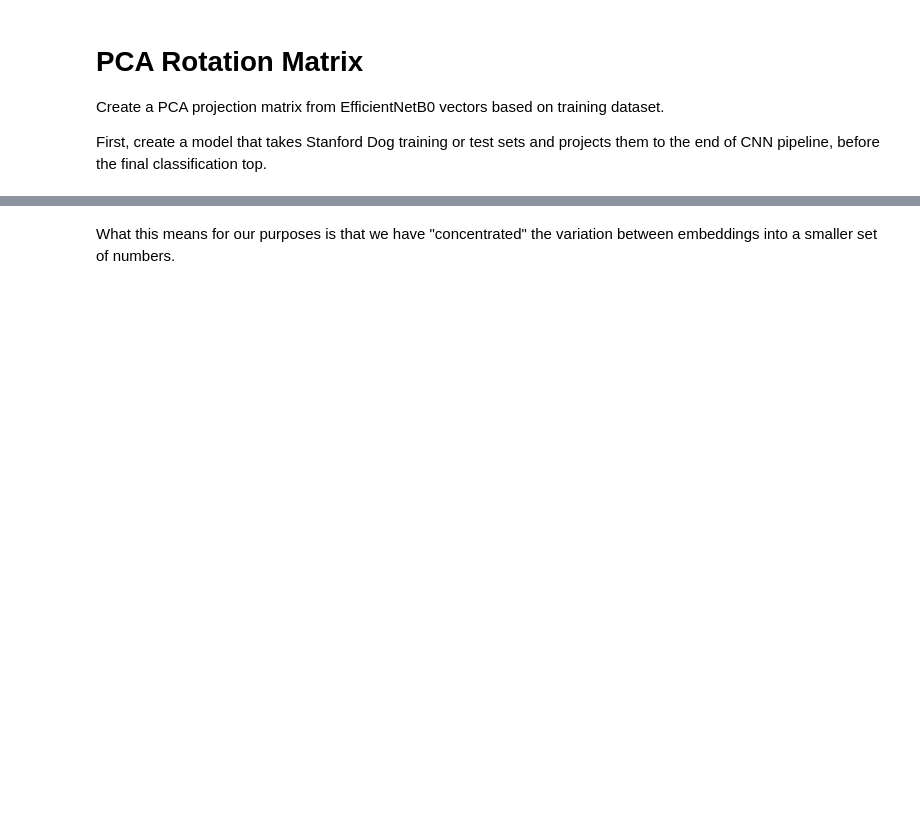
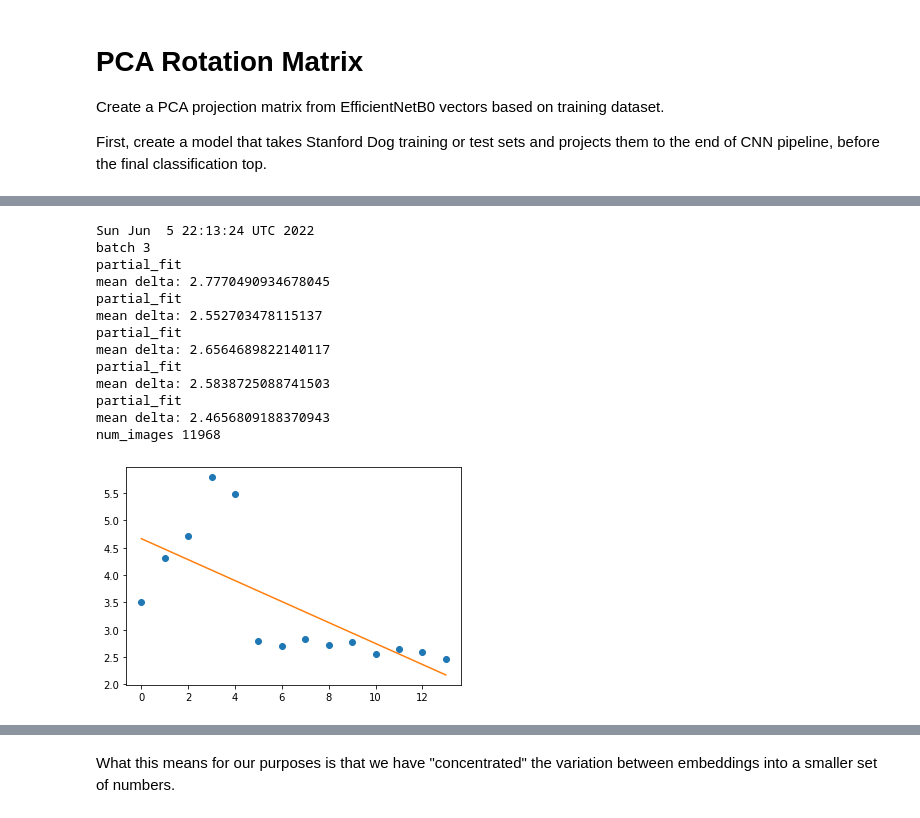
Before and after one commit to LanceNorskog/keras-fbcnn, a Jupyter notebook: notebooks/Bilinear_CNN_PCA_image_classification_efficientnet_fine_tuning.ipynb, the cells around one changed output, grey strips where cells are left out. Cells and saved outputs as stored; diff of their text form; code cells hidden in the pictures; blank space fills up the shorter version.

```diff
--- a/notebooks/Bilinear_CNN_PCA_image_classification_efficientnet_fine_tuning.ipynb
+++ b/notebooks/Bilinear_CNN_PCA_image_classification_efficientnet_fine_tuning.ipynb
@@ -290,0 +388,20 @@ plt.plot(x, m*x+b)
+# %%
+!date
+print('batch 3')
+run_pca(ds_train)
+plot_progress(deltas)
+# %% [output]
+Sun Jun  5 22:13:24 UTC 2022
+batch 3
+partial_fit
+mean delta: 2.7770490934678045
+partial_fit
+mean delta: 2.552703478115137
+partial_fit
+mean delta: 2.6564689822140117
+partial_fit
+mean delta: 2.5838725088741503
+partial_fit
+mean delta: 2.4656809188370943
+num_images 11968
+[figure, added]
```
Also changed, not shown: parts of 33 cells of this notebook.
